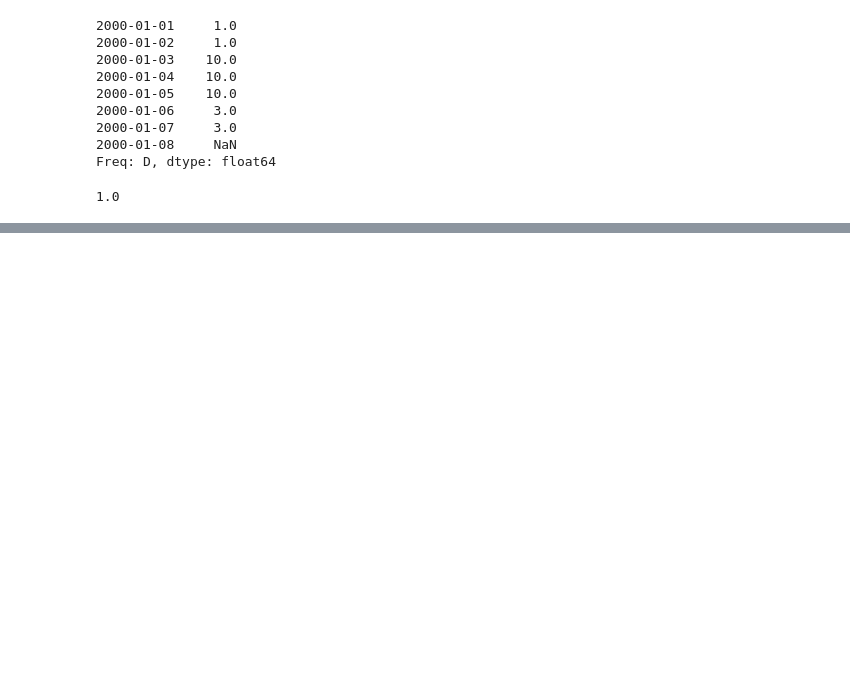
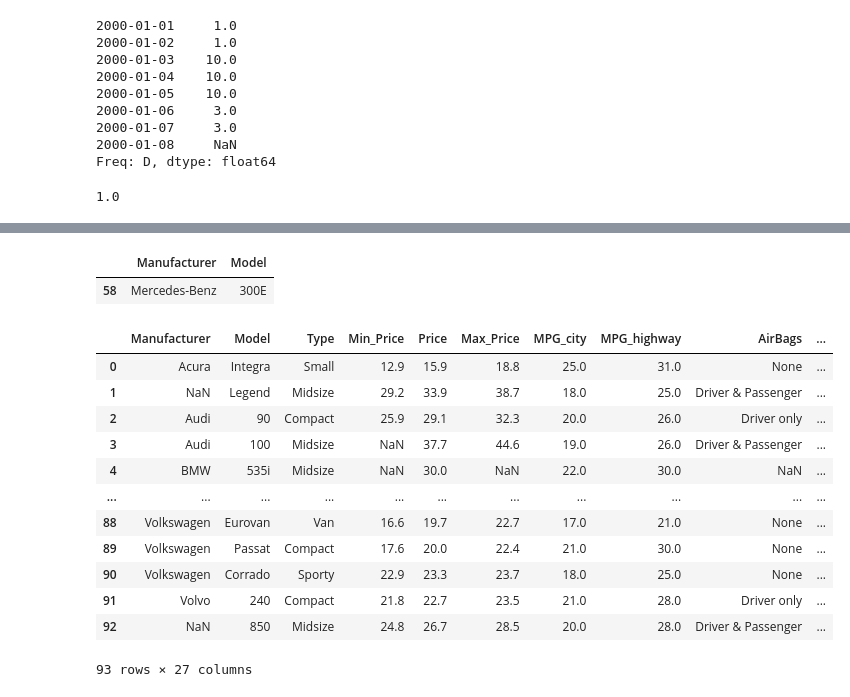
Before and after one commit to kishan-chakraborty/Tutorials, a Jupyter notebook: Pandas/tut1.ipynb, the cells around one changed output, grey strips where cells are left out. Saved outputs shown, nothing was run; the diff lists cells and outputs as text; code cells hidden in the pictures; blank space fills up the shorter version.

```diff
--- a/Pandas/tut1.ipynb
+++ b/Pandas/tut1.ipynb
@@ -375,0 +431,28 @@ ser.corr(pd.Series([1, 2]))
+# %%
+df = pd.read_csv('https://raw.githubusercontent.com/selva86/datasets/master/Cars93_miss.csv')
+# %%
+df.loc[df['Price'] == max(df['Price']), ['Manufacturer', 'Model']]
+# %% [output]
+|  | Manufacturer | Model |
+| 58 | Mercedes-Benz | 300E |
+# %%
+rename_key = {key: key.split('.')[0]+'_'+key.split('.')[1] for key in df.columns if '.' in key}
+# %%
+# Reaname a specific column in a dataframe
+# Rename the column Type as CarType in df and replace the ‘.’ in column names with ‘_’.
+df.rename({'Type':'CarType'}, axis=1)
+df.rename(rename_key, axis=1)
+# %% [output]
+|  | Manufacturer | Model | Type | Min_Price | Price | Max_Price | MPG_city | MPG_highway | AirBags | ... |
+| 0 | Acura | Integra | Small | 12.9 | 15.9 | 18.8 | 25.0 | 31.0 | None | ... |
+| 1 | NaN | Legend | Midsize | 29.2 | 33.9 | 38.7 | 18.0 | 25.0 | Driver & Passenger | ... |
+| 2 | Audi | 90 | Compact | 25.9 | 29.1 | 32.3 | 20.0 | 26.0 | Driver only | ... |
+| 3 | Audi | 100 | Midsize | NaN | 37.7 | 44.6 | 19.0 | 26.0 | Driver & Passenger | ... |
+| 4 | BMW | 535i | Midsize | NaN | 30.0 | NaN | 22.0 | 30.0 | NaN | ... |
+| ... | ... | ... | ... | ... | ... | ... | ... | ... | ... | ... |
+| 88 | Volkswagen | Eurovan | Van | 16.6 | 19.7 | 22.7 | 17.0 | 21.0 | None | ... |
+| 89 | Volkswagen | Passat | Compact | 17.6 | 20.0 | 22.4 | 21.0 | 30.0 | None | ... |
+| 90 | Volkswagen | Corrado | Sporty | 22.9 | 23.3 | 23.7 | 18.0 | 25.0 | None | ... |
+| 91 | Volvo | 240 | Compact | 21.8 | 22.7 | 23.5 | 21.0 | 28.0 | Driver only | ... |
+| 92 | NaN | 850 | Midsize | 24.8 | 26.7 | 28.5 | 20.0 | 28.0 | Driver & Passenger | ... |
+93 rows × 27 columns
```
Also changed, not shown: parts of 18 cells of this notebook, 1 other file.
